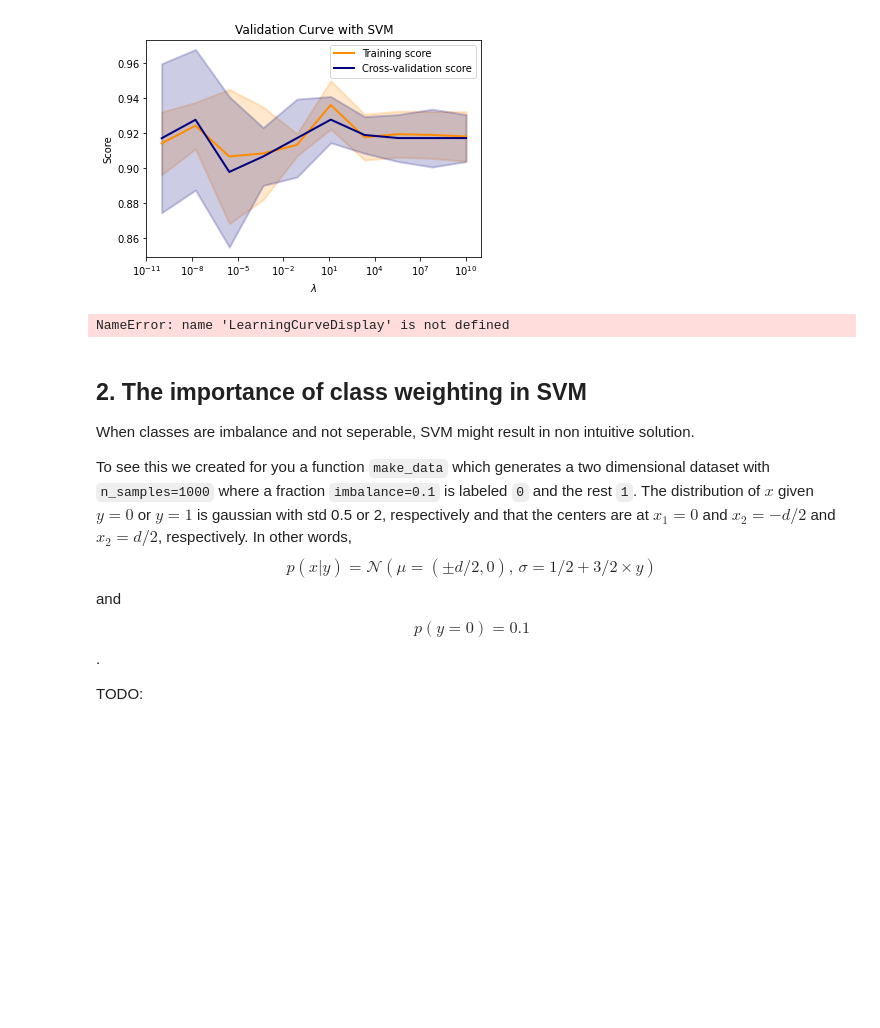
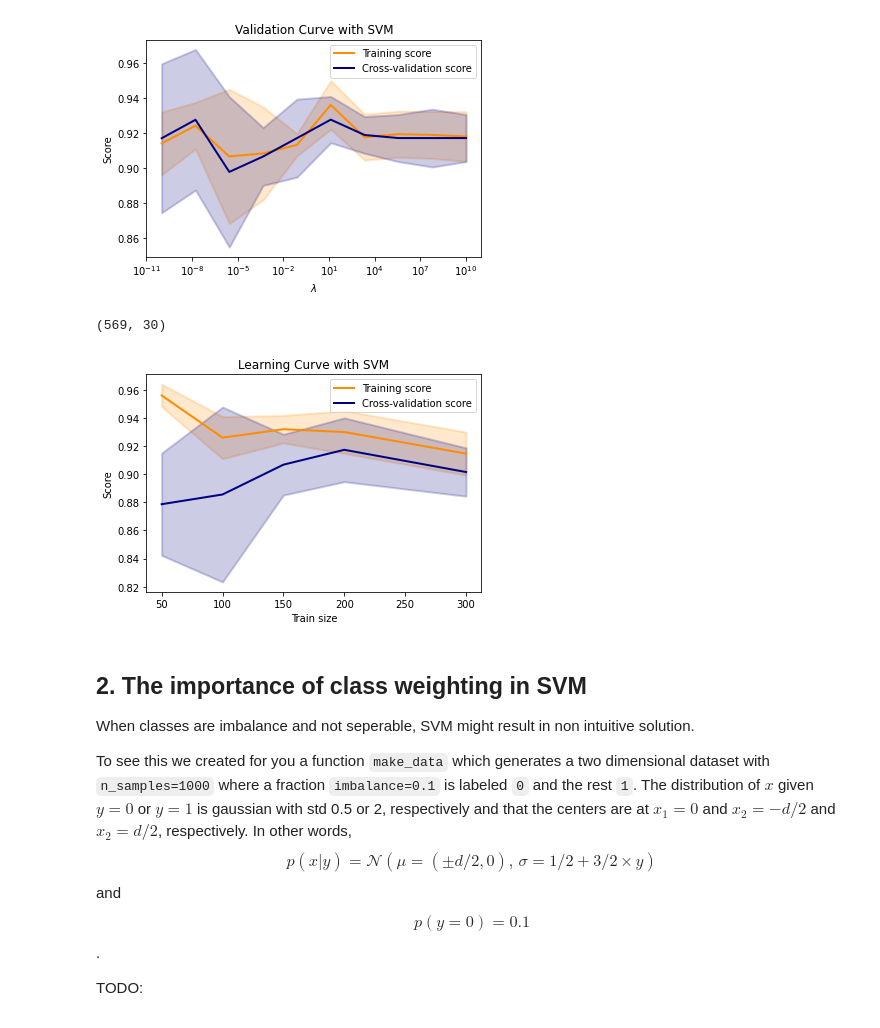
Before and after one commit to tansla/HWs_git, a Jupyter notebook: svm_exercise_2022_23.ipynb, the cells around one changed output. Saved outputs shown, nothing was run; the diff lists cells and outputs as text; code cells hidden in the pictures; blank space fills up the shorter version.

Commit message:
add Learning Curve with SVM

```diff
--- a/svm_exercise_2022_23.ipynb
+++ b/svm_exercise_2022_23.ipynb
@@ -187,13 +187,56 @@ plt.legend(loc="best")
 plt.show()
 # %% [output]
 [figure]
-# %%
-# https://scikit-learn.org/stable/modules/generated/sklearn.model_selection.LearningCurveDisplay.html#sklearn.model_selection.LearningCurveDisplay.from_estimator
-train_sizes, train_scores, valid_scores = learning_curve(pp_svm, X, y, train_sizes=[50, 80, 110], cv=5)
-
-LearningCurveDisplay.from_estimator(pp_svm, X, y, train_sizes=[50, 80, 110], cv=5)
-# %% [output]
-NameError: name 'LearningCurveDisplay' is not defined
+# %%
+X.shape
+# %% [output]
+(569, 30)
+# %%
+# https://scikit-learn.org/stable/auto_examples/model_selection/plot_learning_curve.html#sphx-glr-auto-examples-model-selection-plot-learning-curve-py
+# https://github.com/scikit-learn/scikit-learn/blob/98cf537f5c538fdbc9d27b851cf03ce7611b8a48/sklearn/model_selection/_plot.py
+
+train_sizes, train_scores, test_scores = learning_curve(pp_svm, X, y, train_sizes=[50,100,150,200,300], cv=5)
+
+# fig, ax = plt.subplots(nrows=1, ncols=2, figsize=(10, 6), sharey=True)
+
+train_scores_mean = np.mean(train_scores, axis=1)
+train_scores_std = np.std(train_scores, axis=1)
+test_scores_mean = np.mean(test_scores, axis=1)
+test_scores_std = np.std(test_scores, axis=1)
+
+
+plt.title("Learning Curve with SVM")
+plt.xlabel("Train size")
+plt.ylabel("Score")
+# plt.ylim(0.0, 1.1)
+lw = 2
+plt.plot(
+    train_sizes, train_scores_mean, label="Training score", color="darkorange", lw=lw
+)
+
+plt.fill_between(
+    train_sizes,
+    train_scores_mean - train_scores_std,
+    train_scores_mean + train_scores_std,
+    alpha=0.2,
+    color="darkorange",
+    lw=lw,
+)
+plt.plot(
+    train_sizes, test_scores_mean, label="Cross-validation score", color="navy", lw=lw
+)
+plt.fill_between(
+    train_sizes,
+    test_scores_mean - test_scores_std,
+    test_scores_mean + test_scores_std,
+    alpha=0.2,
+    color="navy",
+    lw=lw,
+)
+plt.legend(loc="best")
+plt.show()
+# %% [output]
+[figure, added]
 # %% [markdown]
 ## 2. The importance of class weighting in SVM
 When classes are imbalance and not seperable, SVM might result in non intuitive solution.
```
